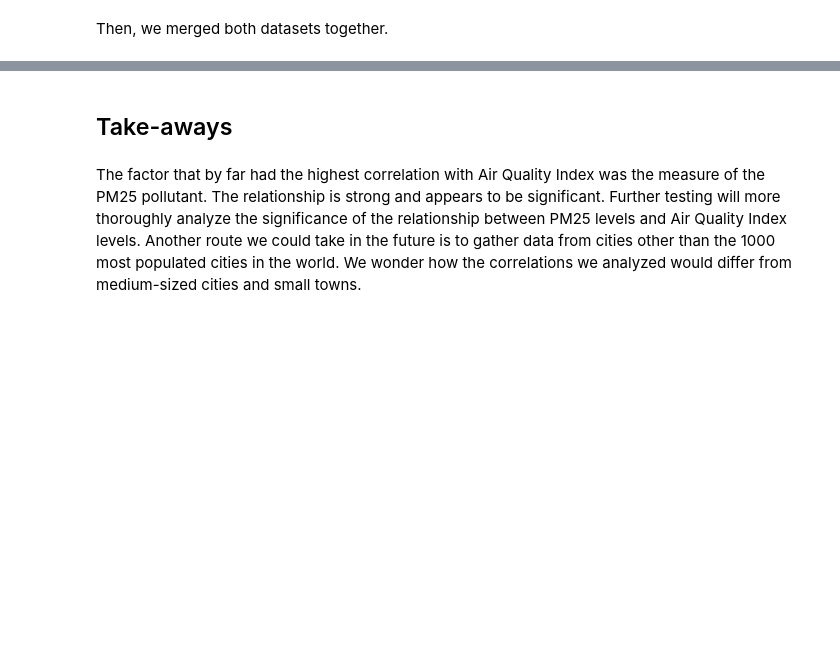
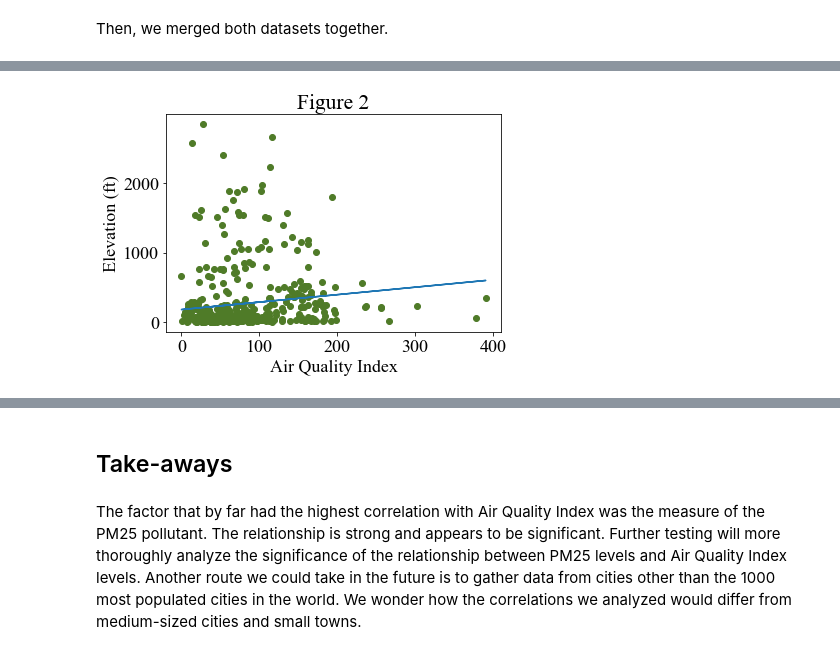
Before and after one commit to jhkaplan4050/SI330-final-project, a Jupyter notebook: presentation_notebook.ipynb, the cells around one changed output, grey strips where cells are left out. Drawn from its saved outputs; the diff is of its cells as text; code cells hidden in the pictures; blank space fills up the shorter version.

```diff
--- a/presentation_notebook.ipynb
+++ b/presentation_notebook.ipynb
@@ -125,0 +130,4 @@ time: 142 ms (started: 2021-12-04 15:42:54 -05:00)
+# %%
+functions.create_figure2(parameter_dict)
+# %% [output]
+[figure, added]
```
Also changed, not shown: parts of 20 cells of this notebook, 1 other file.
